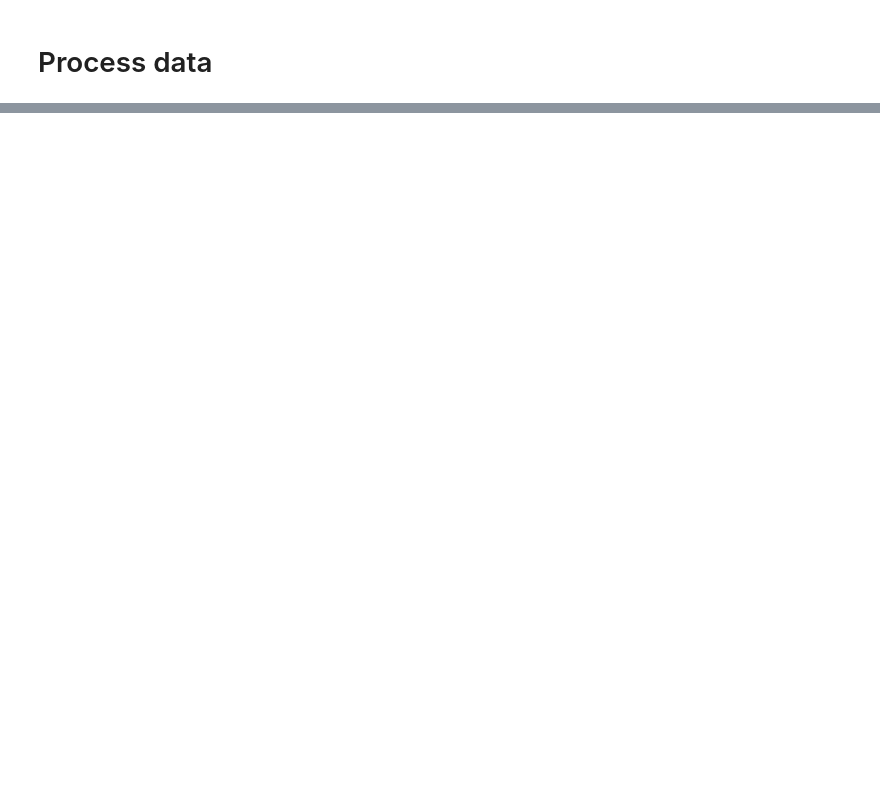
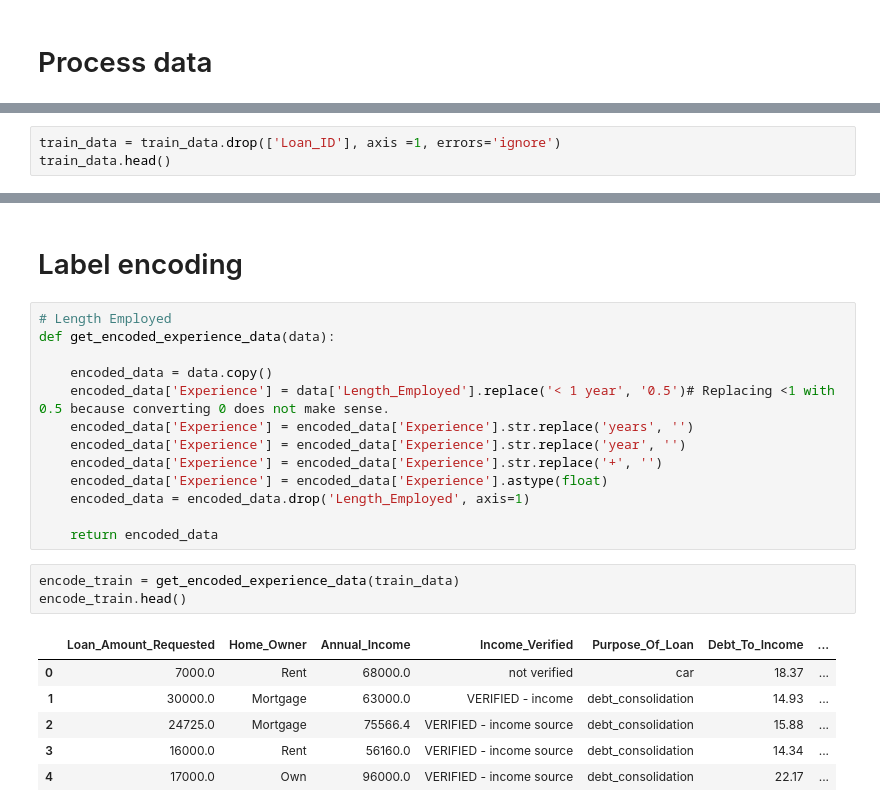
Before and after one commit to AvinashRamireddy31/Banking, a Jupyter notebook: src/data_processing/data_processing.ipynb, the cells around one changed output, grey strips where cells are left out. Saved outputs shown, nothing was run; the diff lists cells and outputs as text; blank space fills up the shorter version.

```diff
--- a/src/data_processing/data_processing.ipynb
+++ b/src/data_processing/data_processing.ipynb
@@ -308,0 +298,3 @@ sample.head()
+# %%
+train_data = train_data.drop(['Loan_ID'], axis =1, errors='ignore')
+train_data.head()
@@ -308,0 +308,25 @@ sample.head()
+# %% [markdown]
+# Label encoding
+# %%
+# Length Employed
+def get_encoded_experience_data(data):
+
+    encoded_data = data.copy()
+    encoded_data['Experience'] = data['Length_Employed'].replace('< 1 year', '0.5')# Replacing <1 with 0.5 because converting 0 does not make sense.
+    encoded_data['Experience'] = encoded_data['Experience'].str.replace('years', '')
+    encoded_data['Experience'] = encoded_data['Experience'].str.replace('year', '')
+    encoded_data['Experience'] = encoded_data['Experience'].str.replace('+', '')
+    encoded_data['Experience'] = encoded_data['Experience'].astype(float)
+    encoded_data = encoded_data.drop('Length_Employed', axis=1)
+
+    return encoded_data
+# %%
+encode_train = get_encoded_experience_data(train_data)
+encode_train.head()
+# %% [output]
+|  | Loan_Amount_Requested | Home_Owner | Annual_Income | Income_Verified | Purpose_Of_Loan | Debt_To_Income | ... |
+| 0 | 7000.0 | Rent | 68000.0 | not verified | car | 18.37 | ... |
+| 1 | 30000.0 | Mortgage | 63000.0 | VERIFIED - income | debt_consolidation | 14.93 | ... |
+| 2 | 24725.0 | Mortgage | 75566.4 | VERIFIED - income source | debt_consolidation | 15.88 | ... |
+| 3 | 16000.0 | Rent | 56160.0 | VERIFIED - income source | debt_consolidation | 14.34 | ... |
+| 4 | 17000.0 | Own | 96000.0 | VERIFIED - income source | debt_consolidation | 22.17 | ... |
```
Also changed, not shown: parts of 37 cells of this notebook, 13 other files.
